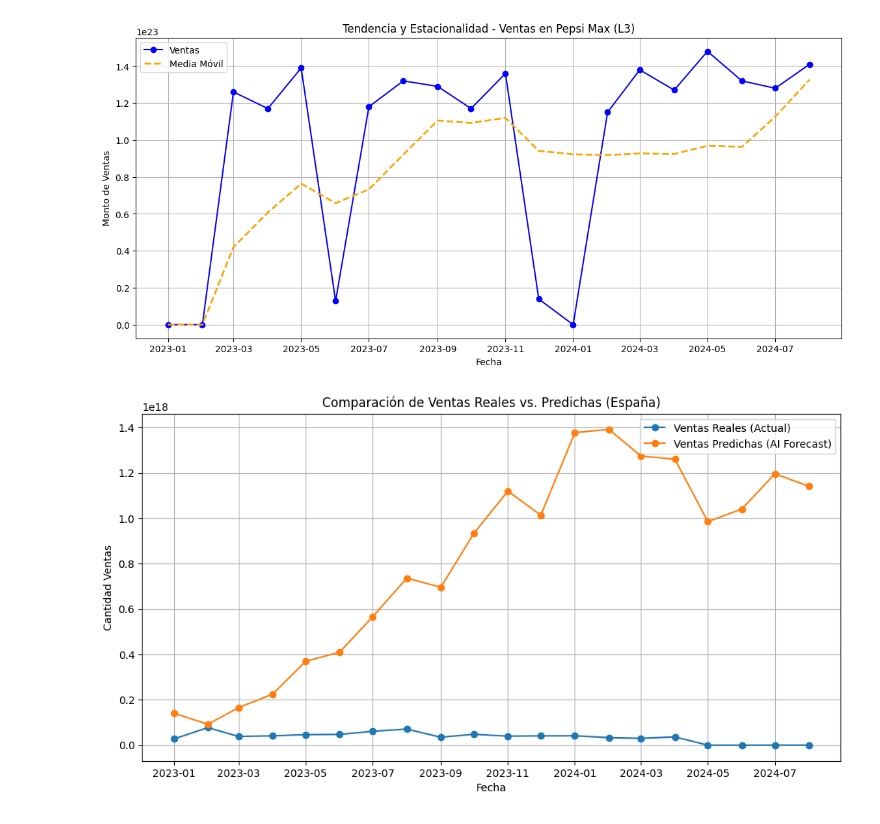
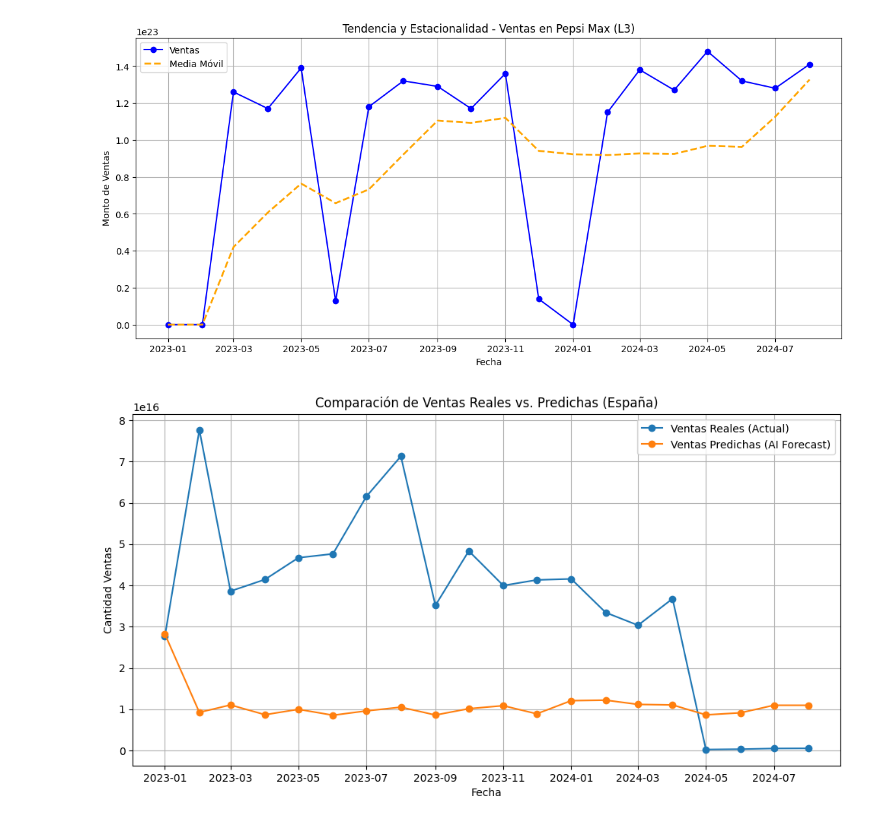
Before and after one commit to carlalopezz/UFV-visualizacion, a Jupyter notebook: Ejercicios_clase/P1_VD_LopezUtrilla_Carla.ipynb, the cells around one changed output. Saved outputs shown, nothing was run; the diff lists cells and outputs as text; code cells hidden in the pictures.

```diff
--- a/Ejercicios_clase/P1_VD_LopezUtrilla_Carla.ipynb
+++ b/Ejercicios_clase/P1_VD_LopezUtrilla_Carla.ipynb
@@ -311,32 +308,32 @@ df_AI_forecast = df_spain[df_spain['SCENARIO'] == 'AI_forecast'].copy()
 
 # Convertir a numérico (manejar la coma como decimal y eliminar notaciones científicas)
 df_actual['AMOUNT'] = df_actual['AMOUNT'].str.replace(',', '.').astype(float)
 df_AI_forecast['AMOUNT'] = df_AI_forecast['AMOUNT'].str.replace(',', '.').astype(float)
 
 # Crear la columna de fecha
 df_actual['DATE'] = pd.to_datetime(df_actual[['YEAR', 'MONTH']].assign(DAY=1))
 df_AI_forecast['DATE'] = pd.to_datetime(df_AI_forecast[['YEAR', 'MONTH']].assign(DAY=1))
 
 # Agrupar y sumar las ventas por mes y año
 sales_actual = df_actual.groupby(df_actual['DATE'].dt.to_period("M"))['AMOUNT'].sum().reset_index()
 sales_actual['DATE'] = sales_actual['DATE'].dt.to_timestamp()  # Convertir a timestamp para el gráfico
 
-sales_forecast = df_AI_forecast.groupby(df_AI_forecast['DATE'].dt.to_period("M"))['AMOUNT'].sum().reset_index()
+sales_forecast = df_AI_forecast.groupby(df_AI_forecast['DATE'].dt.to_period("M"))['AMOUNT'].mean().reset_index()
 sales_forecast['DATE'] = sales_forecast['DATE'].dt.to_timestamp()  # Convertir a timestamp para el gráfico
 
 # Unir ambos DataFrames por fecha, manteniendo solo las filas donde hay datos en ambos
 comparacion = pd.merge(sales_actual, sales_forecast, on='DATE', how='inner', suffixes=('_Actual', '_Forecast'))
 comparacion = comparacion.dropna(subset=['AMOUNT_Forecast'])
 
 # Crear el gráfico
 plt.figure(figsize=(12, 6))
 plt.plot(comparacion['DATE'], comparacion['AMOUNT_Actual'], marker='o', label='Ventas Reales (Actual)')
 plt.plot(comparacion['DATE'], comparacion['AMOUNT_Forecast'], marker='o', label='Ventas Predichas (AI Forecast)')
 plt.title('Comparación de Ventas Reales vs. Predichas (España)')
 plt.xlabel('Fecha')
 plt.ylabel('Cantidad Ventas')
 plt.grid(True)
 plt.legend()
 plt.show()
 # %% [output]
-[figure, old version]
+[figure, new version]
```
Also changed, not shown: parts of 2 cells of this notebook.
